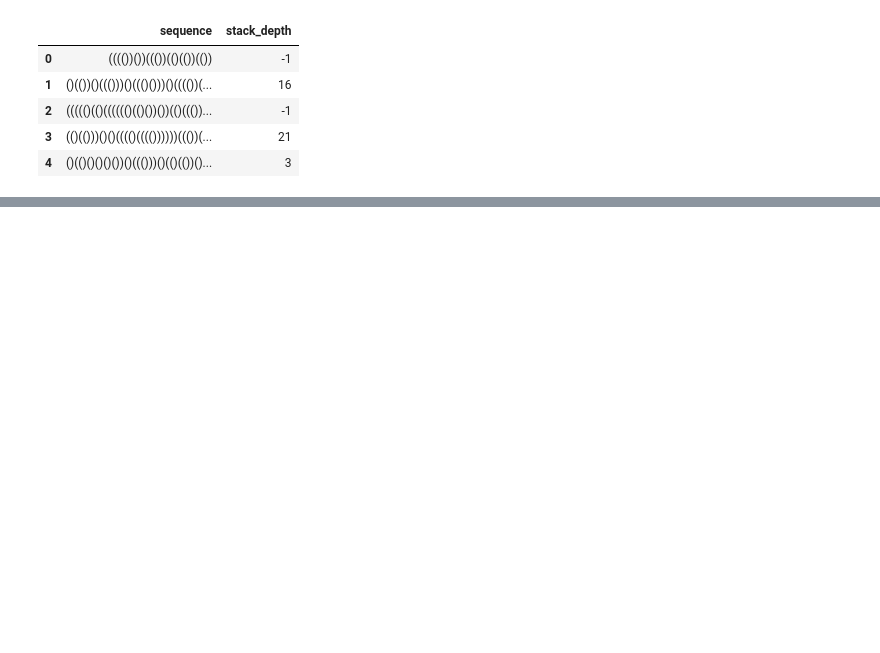
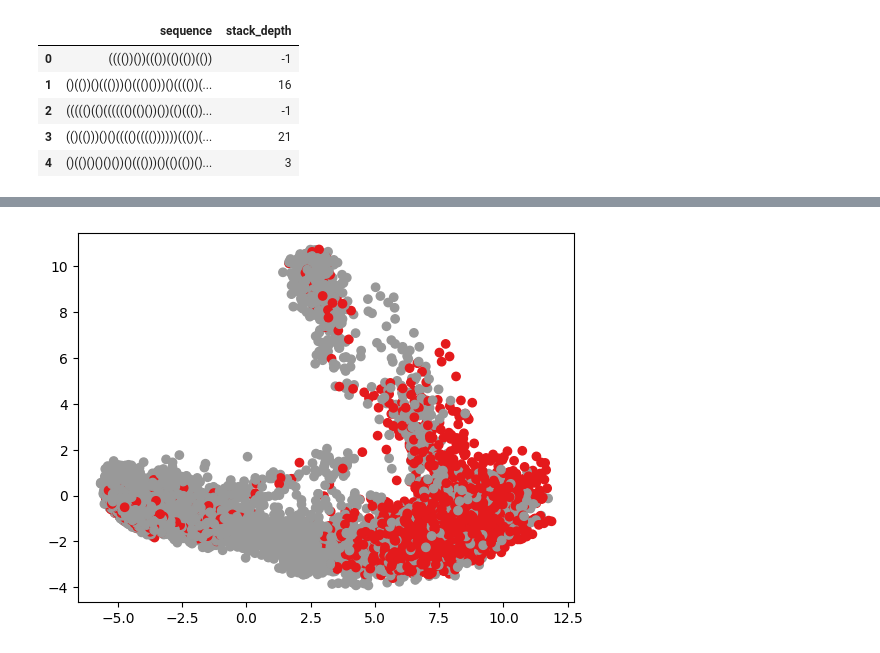
Before and after one commit to adyanshkakran/Mechanistic_Interpretability, a Jupyter notebook: train.ipynb, the cells around one changed output, grey strips where cells are left out. Cells and saved outputs as stored; diff of their text form; code cells hidden in the pictures; blank space fills up the shorter version.

Commit message:
training completed got some results

```diff
--- a/train.ipynb
+++ b/train.ipynb
@@ -232,6 +228,10 @@ class TransformerEncoder(nn.Module):
             attention_maps.append(attn_map)
             x = layer(x)
         return attention_maps
+# %%
+train_outbeddings = []
+val_outbeddings = []
+test_outbeddings = []
 # %%
 class TransformerPredictor(L.LightningModule):
     def __init__(
@@ -414,0 +421,19 @@ RuntimeError: The size of tensor a (32) must match the size of tensor b (64) at
+# %%
+train_outbeddings = [(x.cpu(), y.cpu()) for x, y in train_outbeddings]
+val_outbeddings = [(x.cpu(), y.cpu()) for x, y in val_outbeddings]
+test_outbeddings = [(x.cpu(), y.cpu()) for x, y in test_outbeddings]
+# %%
+def remove_batch_dimension(outbeddings, stack_depths=[5, 15]):
+    outbeds = torch.cat([x[0] for x in outbeddings], dim=0)
+    depths = torch.cat([x[1] for x in outbeddings])
+
+    indices = torch.where(torch.isin(depths, torch.tensor(stack_depths)))[0]
+
+    outbeds = outbeds[indices]
+    depths = depths[indices]
+
+    return outbeds, depths
+# %%
+X_train_probe, Y_train_probe =  remove_batch_dimension(train_outbeddings)
+X_val_probe, Y_val_probe =  remove_batch_dimension(val_outbeddings)
+X_test_probe, Y_test_probe =  remove_batch_dimension(test_outbeddings)
@@ -414,0 +558,12 @@ RuntimeError: The size of tensor a (32) must match the size of tensor b (64) at
+# %%
+# do pca on outbeddings
+from sklearn.decomposition import PCA
+
+pca = PCA(n_components=2)
+
+X_train_probe_pca = pca.fit_transform(X_train_probe.cpu().detach().numpy())
+
+plt.scatter(X_train_probe_pca[:, 0], X_train_probe_pca[:, 1], c=Y_train_probe.cpu().detach().numpy(), cmap='Set1')
+plt.show()
+# %% [output]
+[figure, added]
```
Also changed, not shown: parts of 18 cells of this notebook, 2 other files.
